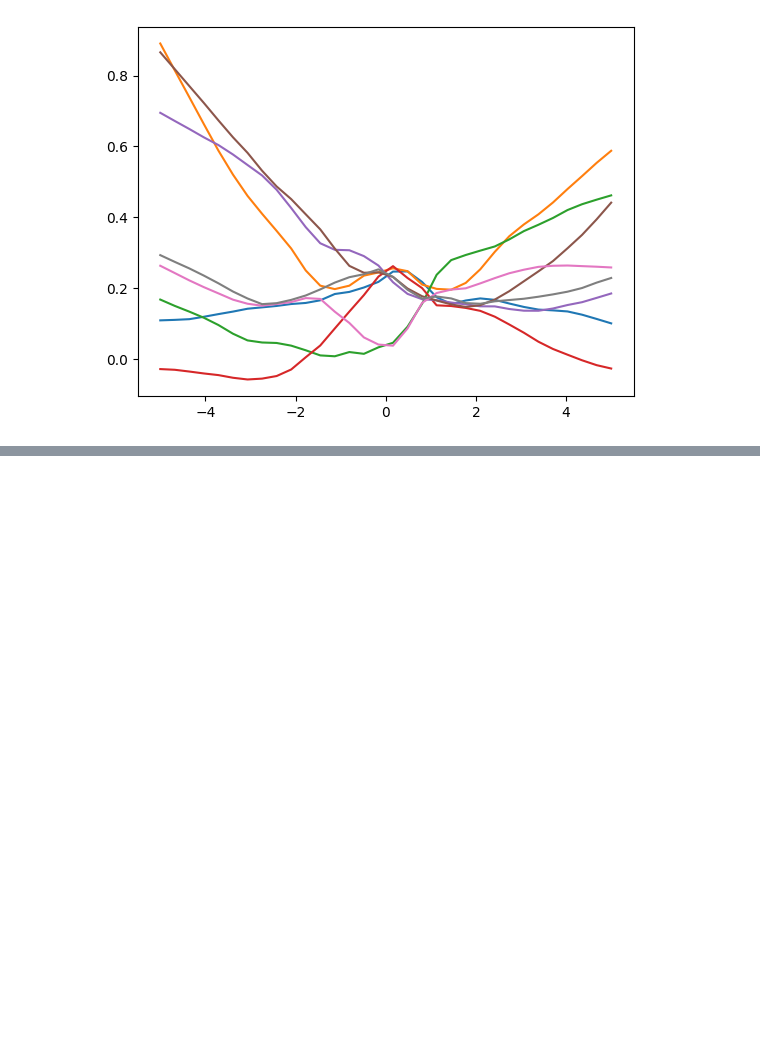
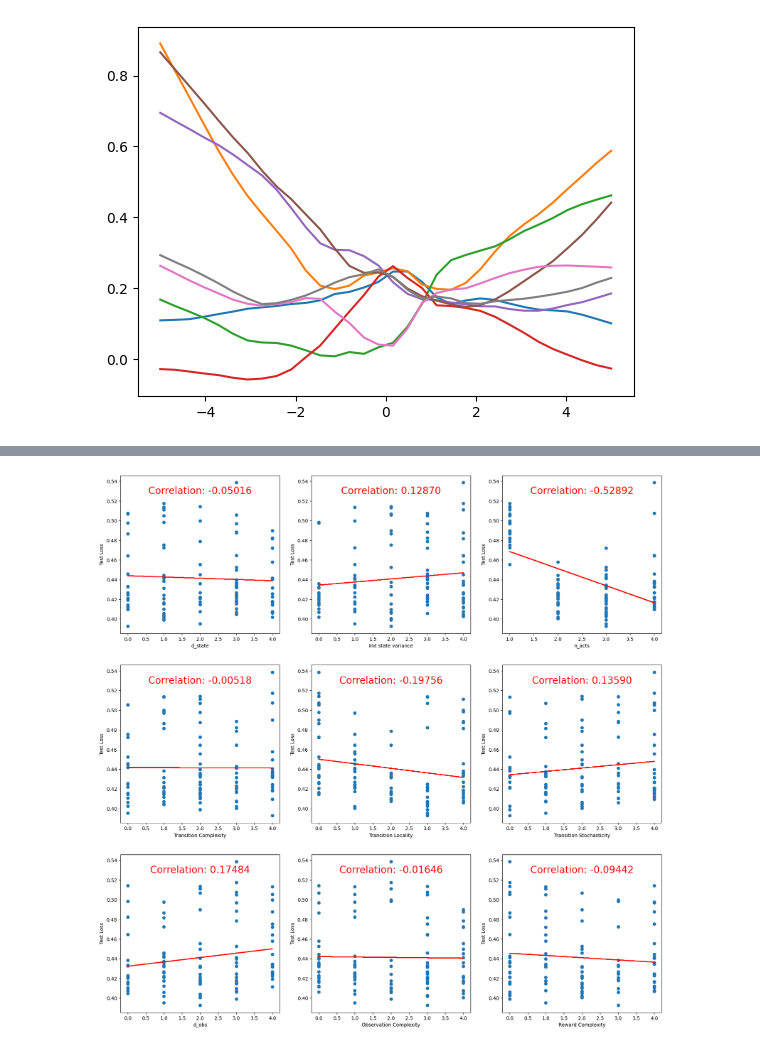
Before and after one commit to akarshkumar0101/synthetic-mdps, a Jupyter notebook: src/temp.ipynb, the cells around one changed output, grey strips where cells are left out. Saved outputs shown, nothing was run; the diff lists cells and outputs as text; code cells hidden in the pictures; blank space fills up the shorter version.

```diff
--- a/src/temp.ipynb
+++ b/src/temp.ipynb
@@ -1025,0 +1029,46 @@ for i1, n_layers in enumerate([1, 2, 4, 8, 16]):
+# %%
+data_new = {}
+for env_id_train in envs_train + ["None"]:
+    data_new[env_id_train] = np.mean([data[env_id_test][env_id_train] for env_id_test in envs_test])
+data = data_new
+# %%
+data_new = dict(i_d=[], i_s=[], t_a=[], t_c=[], t_l=[], t_s=[], o_d=[], o_c=[], r_c=[], kldiv=[])
+for env_id_train in envs_train:
+    env_cfg = dict([sub.split('=') for sub in env_id_train.split(';')])
+    data_new['i_d'].append(int(env_cfg['i_d']))
+    data_new['i_s'].append(int(env_cfg['i_s']))
+    data_new['t_a'].append(int(env_cfg['t_a']))
+    data_new['t_c'].append(int(env_cfg['t_c']))
+    data_new['t_l'].append(int(env_cfg['t_l']))
+    data_new['t_s'].append(int(env_cfg['t_s']))
+    data_new['o_d'].append(int(env_cfg['o_d']))
+    data_new['o_c'].append(int(env_cfg['o_c']))
+    data_new['r_c'].append(int(env_cfg['r_c']))
+    data_new['kldiv'].append(data[env_id_train])
+for k, v in data_new.items():
+    data_new[k] = np.array(v)
+data = data_new
+# %%
+import numpy as np
+import matplotlib.pyplot as plt
+from scipy import stats
+
+mask = data['t_a']>0
+# plt.scatter(data['r_c'][mask], data['kldiv'][mask])
+plt.figure(figsize=(20, 20))
+for i, key in enumerate(['i_d', 'i_s', 't_a', 't_c', 't_l', 't_s', 'o_d', 'o_c', 'r_c']):
+    plt.subplot(3, 3, i+1)
+    x, y = data[key][mask], data['kldiv'][mask]
+    slope, intercept, r_value, p_value, std_err = stats.linregress(x, y)
+    line = slope * x + intercept
+    plt.scatter(x, y, label='Data')
+    plt.plot(x, line, 'r', label='Linear regression')
+    plt.text(0.5, 0.9, f'Correlation: {r_value:.5f}', fontsize=20, color='r',
+             transform=plt.gca().transAxes, horizontalalignment='center', verticalalignment='center')
+
+    xlabel = dict(i_d="d_state", i_s="Init state variance", t_a='n_acts', t_c="Transition Complexity", t_l="Transition Locality", t_s="Transition Stochasticity", o_d="d_obs", o_c="Observation Complexity", r_c="Reward Complexity")[key]
+    plt.xlabel(xlabel)
+    plt.ylabel("Test Loss")
+plt.show()
+# %% [output]
+[figure, added]
```
Also changed, not shown: parts of 9 cells of this notebook, 28 other files.
